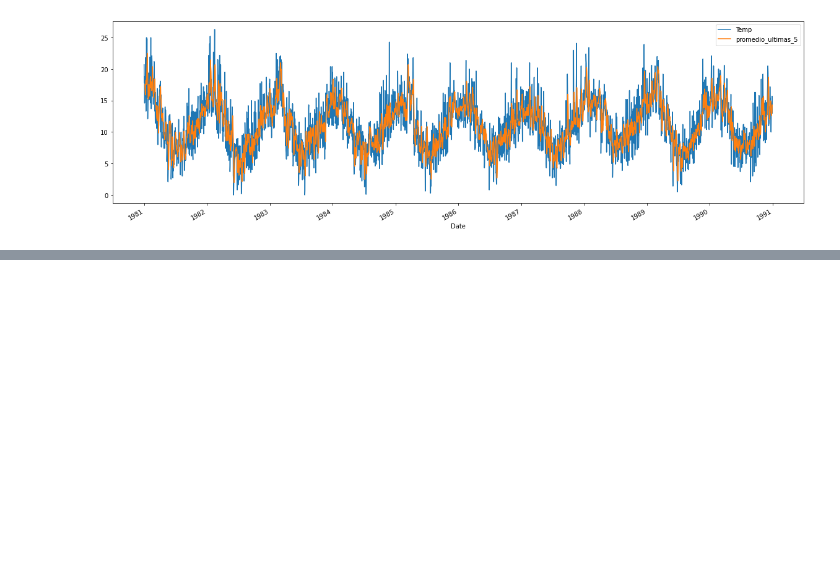
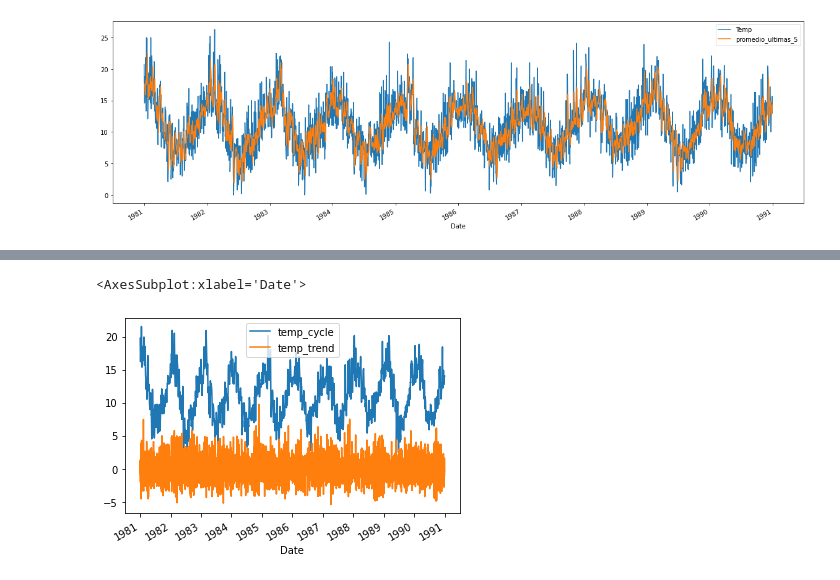
Before and after one commit to Ladivcr/Neural-network-class, a Jupyter notebook: RN2/Time_Series/TimeSeries_1.ipynb, the cells around one changed output, grey strips where cells are left out. Cells and saved outputs as stored; diff of their text form; code cells hidden in the pictures; blank space fills up the shorter version.

```diff
--- a/RN2/Time_Series/TimeSeries_1.ipynb
+++ b/RN2/Time_Series/TimeSeries_1.ipynb
@@ -530,0 +554,12 @@ df[['Temp', 'promedio_ultimas_5']].plot.line(figsize=(20,6))
+# %%
+# hpfilter me regresa dos cosas: el trend y el cycle
+temp_trend, temp_cycle = hpfilter(df['Temp'], lamb=6.25)
+# %%
+df['temp_cycle'] = temp_cycle
+df['temp_trend'] = temp_trend
+# %%
+# Graficando estas dos cosas tenemos:
+df[['temp_cycle', 'temp_trend']].plot()
+# %% [output]
+<AxesSubplot:xlabel='Date'>
+[figure, added]
```
Also changed, not shown: parts of 18 cells of this notebook.
